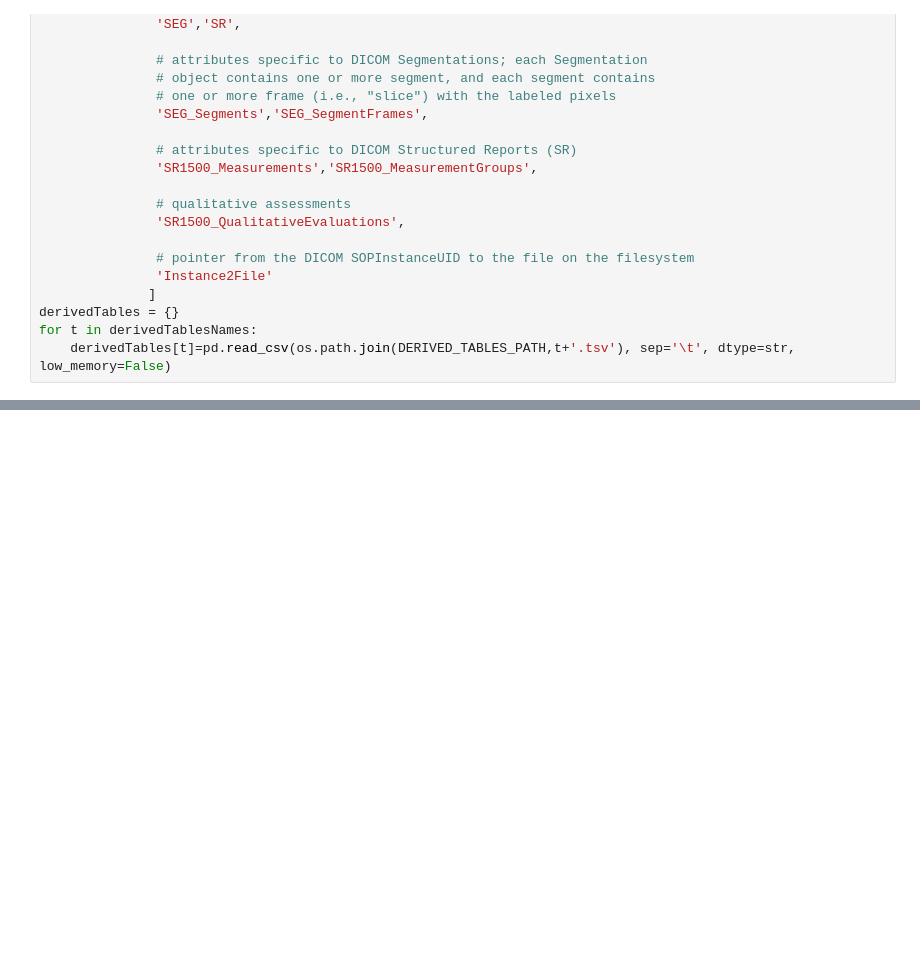
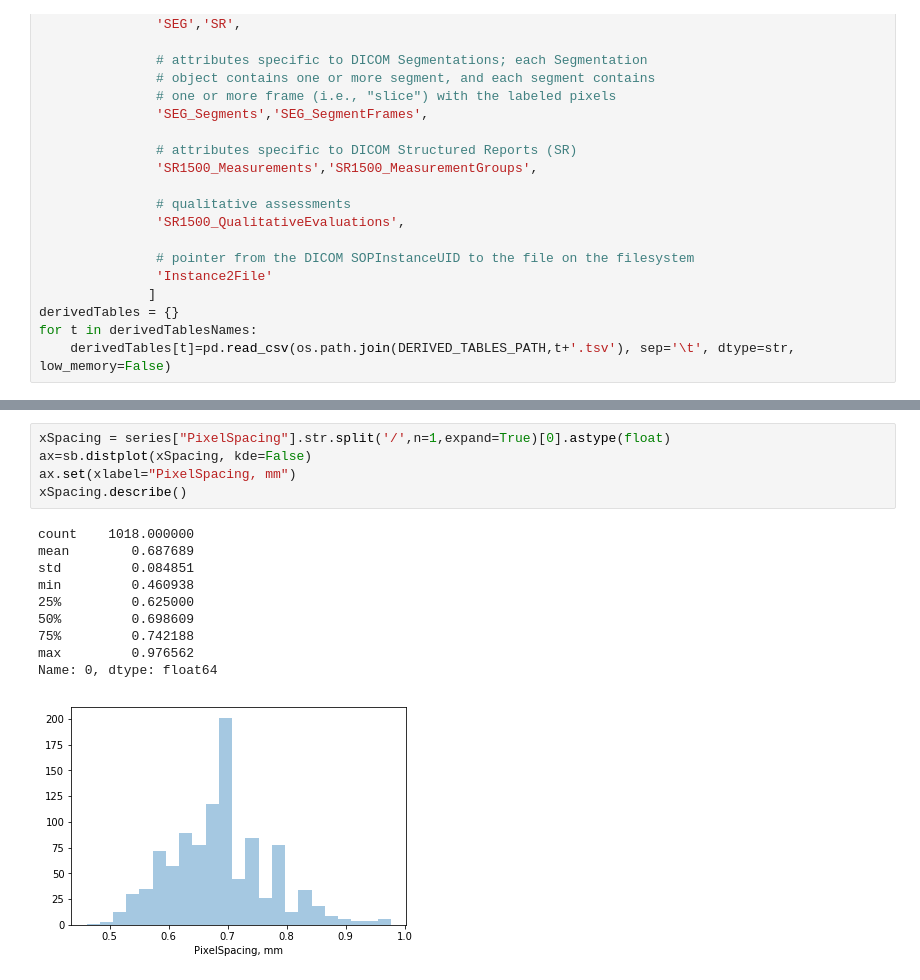
Before and after one commit to QIICR/lidc2dicom, a Jupyter notebook: notebooks/metadata_verification.ipynb, the cells around one changed output, grey strips where cells are left out. Drawn from its saved outputs; the diff is of its cells as text; blank space fills up the shorter version.

```diff
--- a/notebooks/metadata_verification.ipynb
+++ b/notebooks/metadata_verification.ipynb
@@ -369,0 +448,16 @@ NameError: name 'stdour' is not defined
+# %%
+xSpacing = series["PixelSpacing"].str.split('/',n=1,expand=True)[0].astype(float)
+ax=sb.distplot(xSpacing, kde=False)
+ax.set(xlabel="PixelSpacing, mm")
+xSpacing.describe()
+# %% [output]
+count    1018.000000
+mean        0.687689
+std         0.084851
+min         0.460938
+25%         0.625000
+50%         0.698609
+75%         0.742188
+max         0.976562
+Name: 0, dtype: float64
+[figure, added]
```
Also changed, not shown: parts of 70 cells of this notebook.
